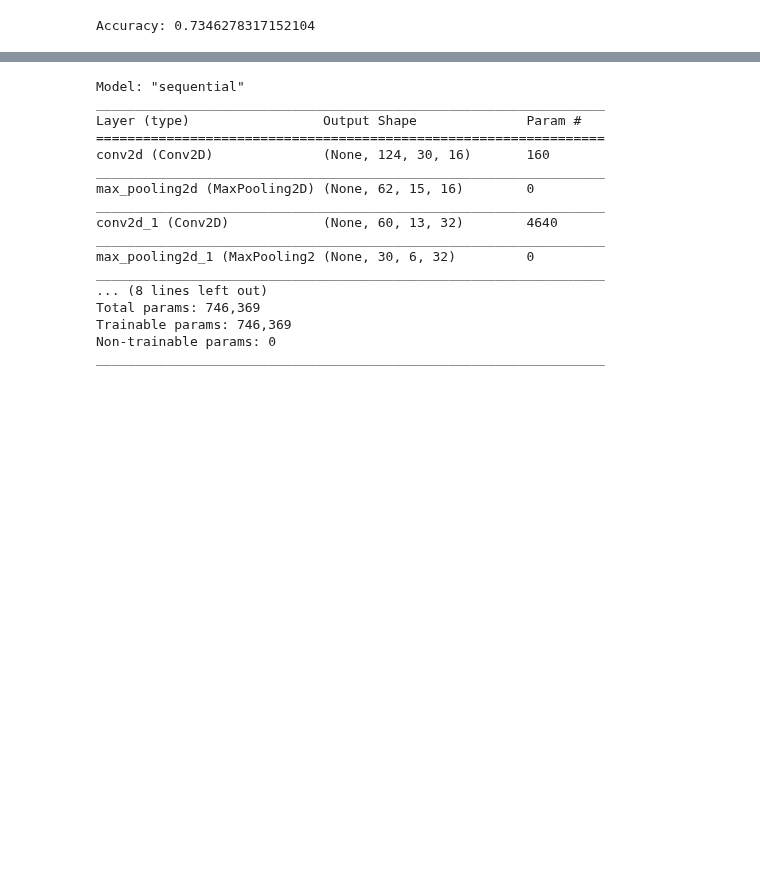
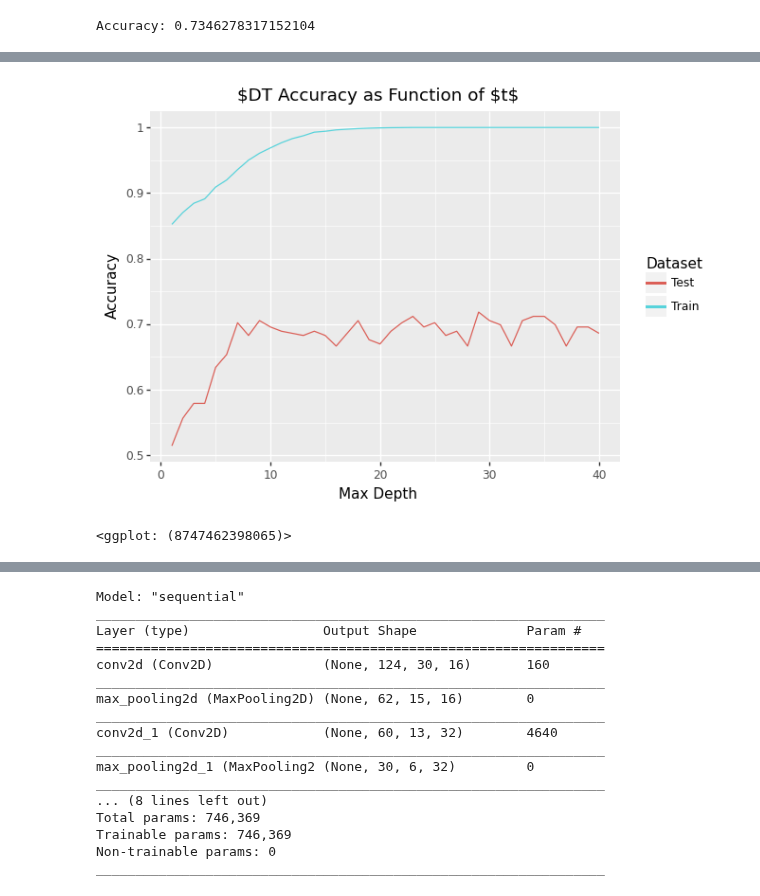
Before and after one commit to Shellyga/MAFAT-Radar-Challenge, a Jupyter notebook: Copy_of_MAFAT_Radar_Challenge_Baseline_CNN_Model.ipynb, the cells around one changed output, grey strips where cells are left out. Cells and saved outputs as stored; diff of their text form; code cells hidden in the pictures; blank space fills up the shorter version.

```diff
--- a/Copy_of_MAFAT_Radar_Challenge_Baseline_CNN_Model.ipynb
+++ b/Copy_of_MAFAT_Radar_Challenge_Baseline_CNN_Model.ipynb
@@ -582,0 +646,19 @@ Accuracy: 0.7799352750809061
+# %%
+from sklearn.model_selection import GridSearchCV
+
+ts = range(1, 41)
+train, test = [], []
+for t in ts:
+    dt = DecisionTreeClassifier(max_depth=t).fit(train_features_flat, train_y)
+    train.append(dt.score(train_features_flat, train_y))
+    test.append(dt.score(val_features_flat, val_y))
+
+from plotnine import *
+p = (ggplot(pd.melt(pd.DataFrame({"t": ts, "Train": train, "Test": test}), id_vars="t"),
+       aes(x="t", y="value", color="variable")) +
+ geom_line() +
+ labs(x="Max Depth", y="Accuracy", color="Dataset", title=r"$DT Accuracy as Function of $t$"))
+p
+# %% [output]
+[figure, added]
+<ggplot: (8747462398065)>
```
Also changed, not shown: parts of 10 cells of this notebook.
